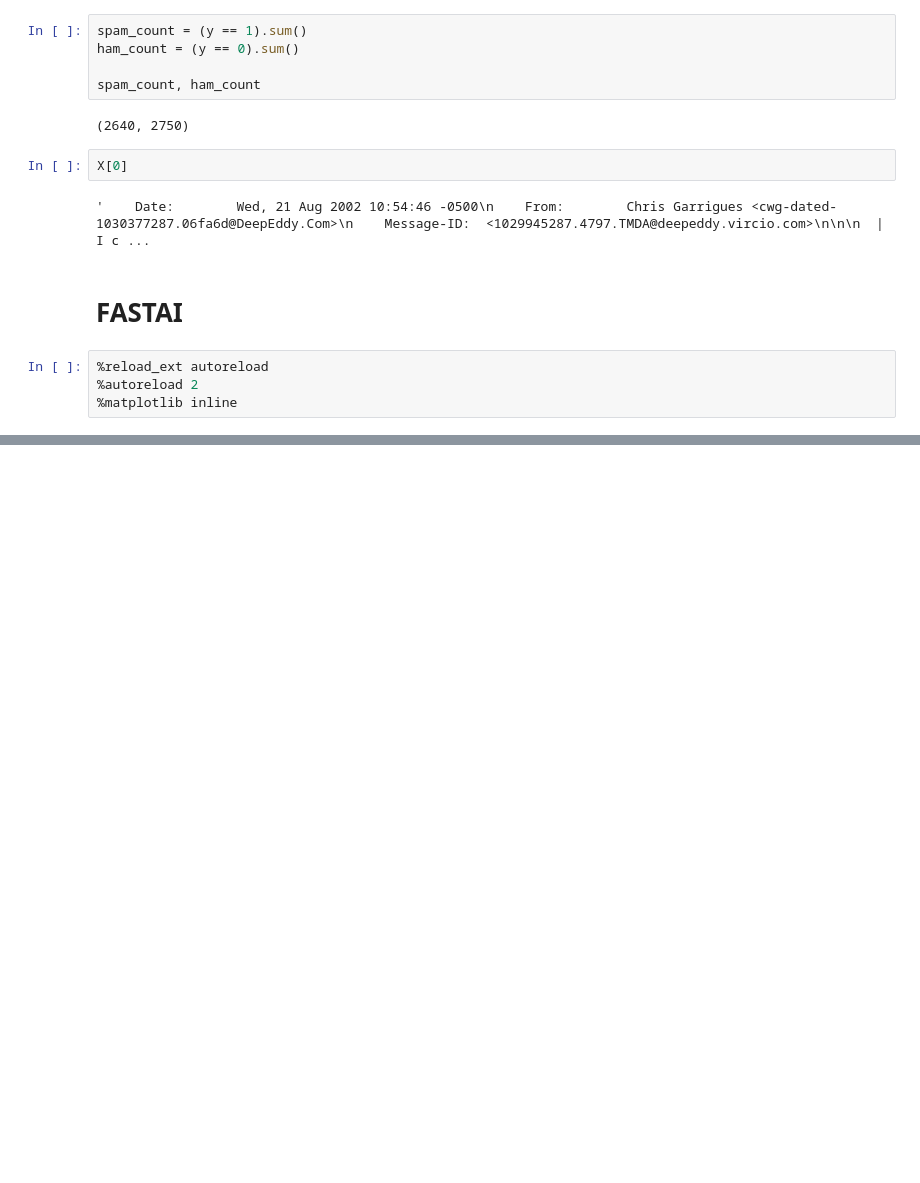
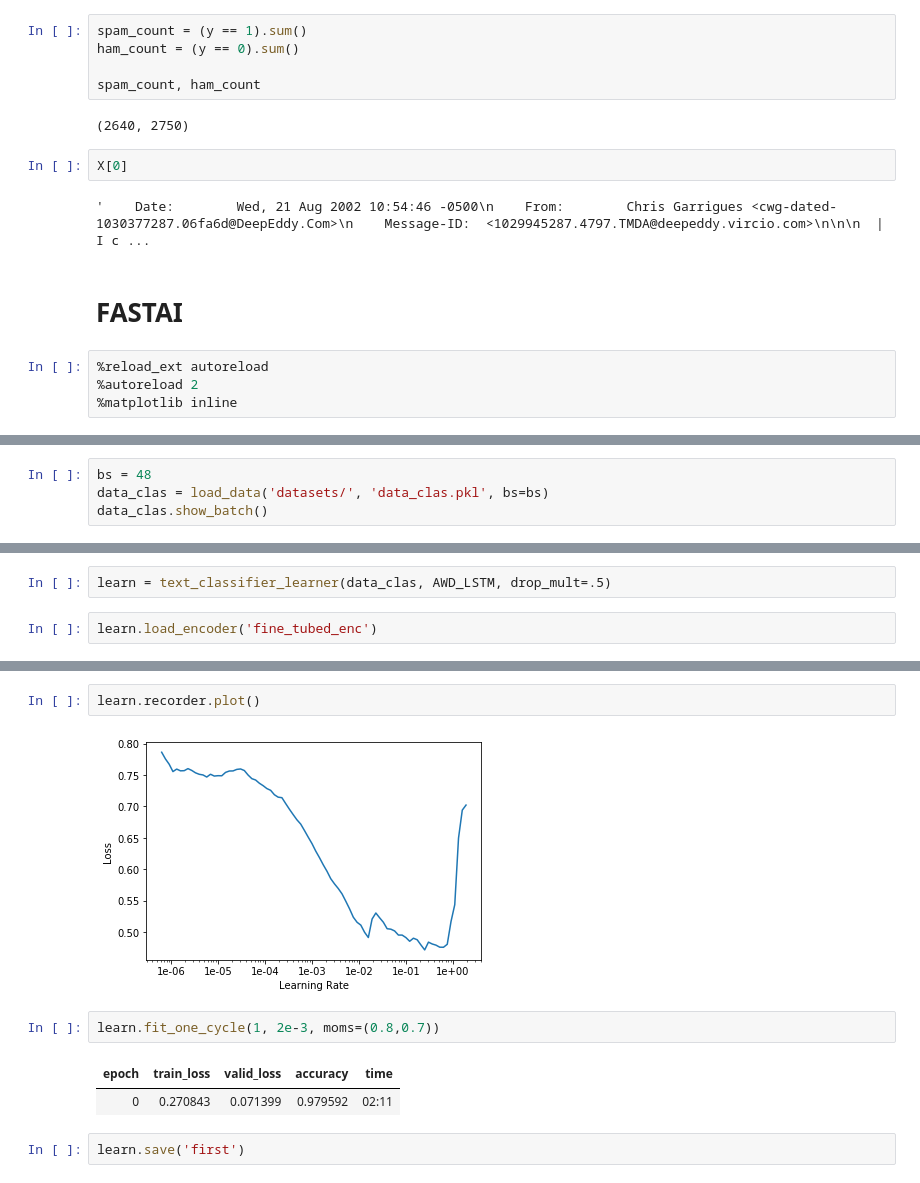
Before and after one commit to moaaztaha/Spam-Mail-Classifier, a Jupyter notebook: FASTAI.ipynb, the cells around one changed output, grey strips where cells are left out. Drawn from its saved outputs; the diff is of its cells as text; blank space fills up the shorter version.

```diff
--- a/FASTAI.ipynb
+++ b/FASTAI.ipynb
@@ -24,0 +343,4 @@ from fastai.text import *
+# %%
+bs = 48
+data_clas = load_data('datasets/', 'data_clas.pkl', bs=bs)
+data_clas.show_batch()
@@ -24,0 +354,4 @@ from fastai.text import *
+# %%
+learn = text_classifier_learner(data_clas, AWD_LSTM, drop_mult=.5)
+# %%
+learn.load_encoder('fine_tubed_enc')
@@ -24,0 +381,11 @@ from fastai.text import *
+# %%
+learn.recorder.plot()
+# %% [output]
+[figure, added]
+# %%
+learn.fit_one_cycle(1, 2e-3, moms=(0.8,0.7))
+# %% [output]
+| epoch | train_loss | valid_loss | accuracy | time |
+| 0 | 0.270843 | 0.071399 | 0.979592 | 02:11 |
+# %%
+learn.save('first')
```
Also changed, not shown: parts of 56 cells of this notebook, 2 other files.
